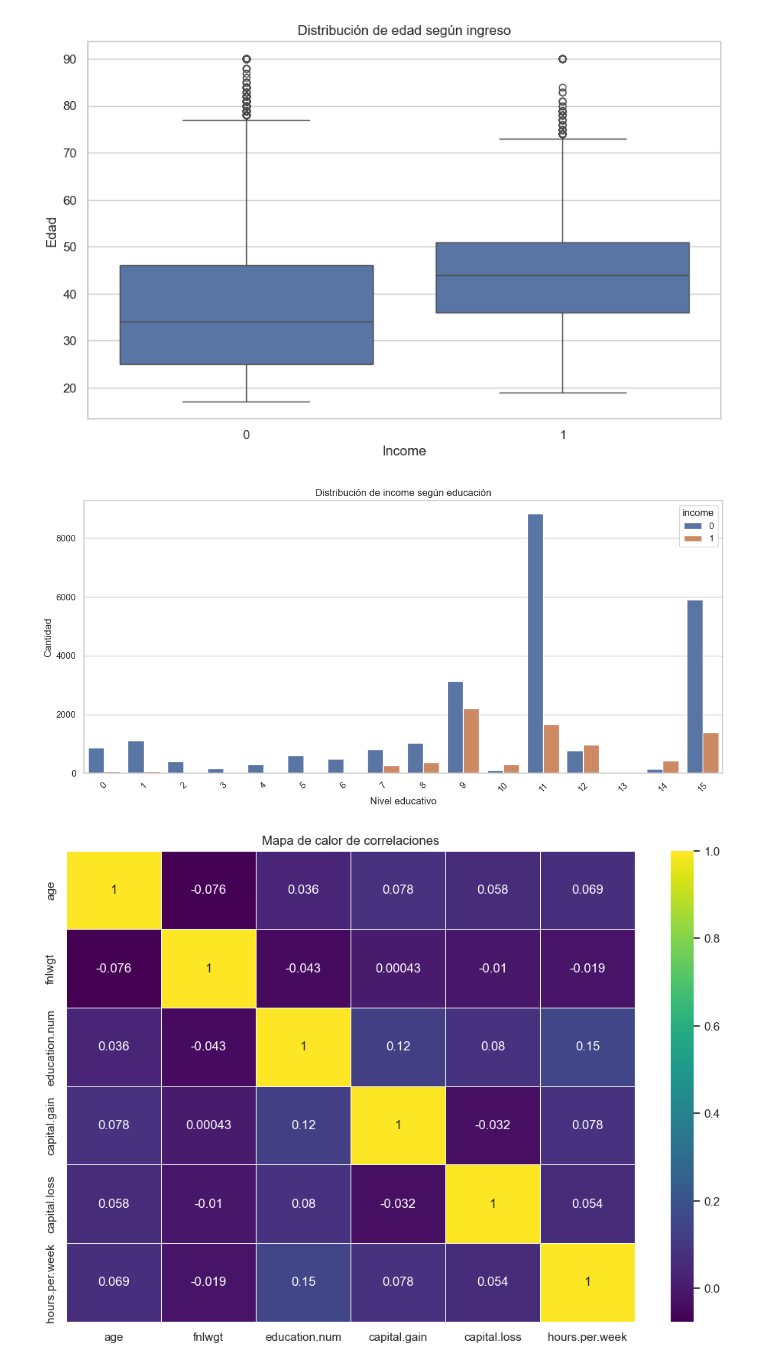
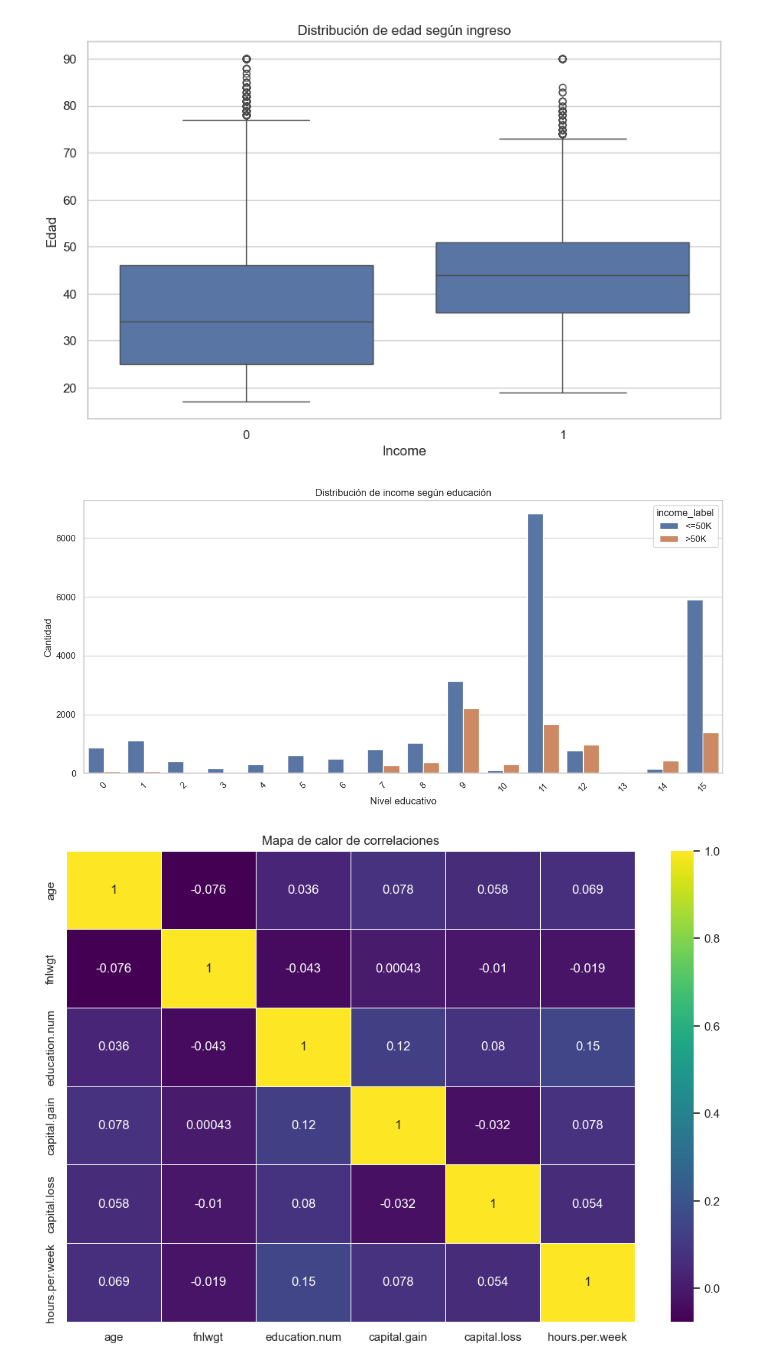
Before and after one commit to agabrielMej/laboratorio_10_MD, a Jupyter notebook: notebooks/labo_10.ipynb, the cells around one changed output. Cells and saved outputs as stored; diff of their text form; code cells hidden in the pictures.

```diff
--- a/notebooks/labo_10.ipynb
+++ b/notebooks/labo_10.ipynb
@@ -508,27 +508,34 @@ plt.ylabel("Edad")
 plt.show()
 # %% [output]
 [figure]
+# %%
+income_labels = {
+    0: "<=50K",
+    1: ">50K"
+}
+
+df["income_label"] = df["income"].map(income_labels)
 # %%
 ## Education vs Income
 
 plt.figure(figsize=(14,6))
 
 sns.countplot(
     data=df,
     x="education",
-    hue="income"
+    hue="income_label"
 )
 
 plt.xticks(rotation=45)
 
 plt.title("Distribución de income según educación")
 
 plt.xlabel("Nivel educativo")
 plt.ylabel("Cantidad")
 
 plt.show()
 # %% [output]
-[figure, old version]
+[figure, new version]
 # %%
 ## Heatmap mejorado
 
```
